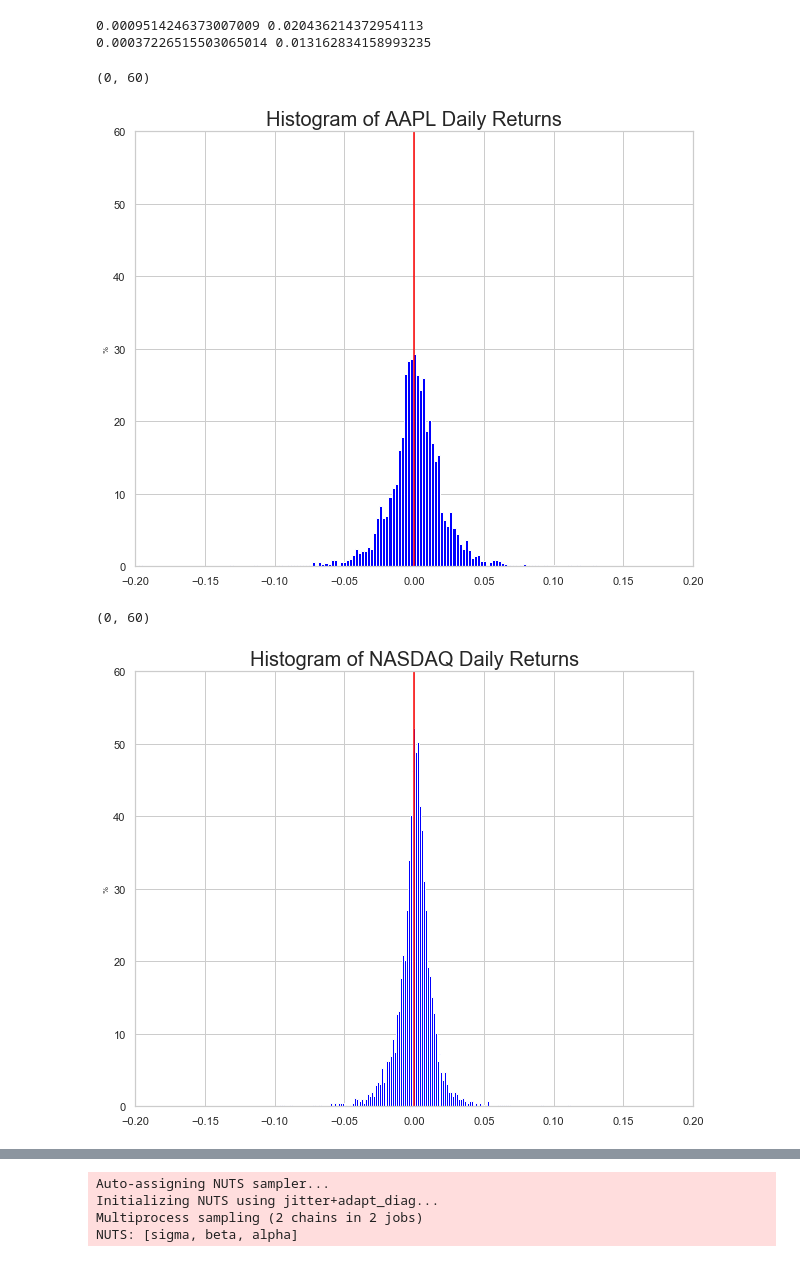
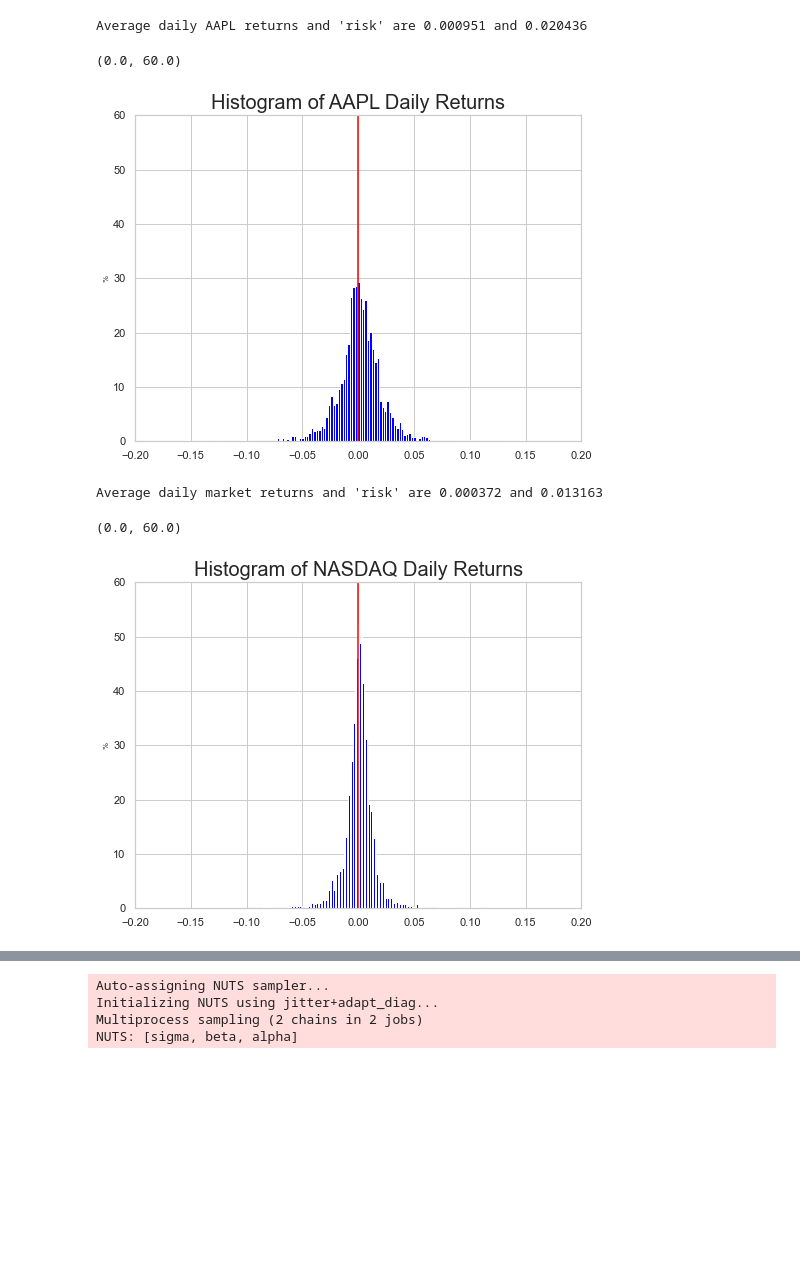
Before and after one commit to thsavage/Financial-Modeling, a Jupyter notebook: financialModeling.ipynb, the cells around one changed output, grey strips where cells are left out. Saved outputs shown, nothing was run; the diff lists cells and outputs as text; code cells hidden in the pictures; blank space fills up the shorter version.

```diff
--- a/financialModeling.ipynb
+++ b/financialModeling.ipynb
@@ -64,6 +173,9 @@ Image(url, width=400, height=400)
 # %%
-start, end = dt.datetime(2006, 1, 1), dt.datetime(2017, 12, 31)
-aapl_all = web.DataReader('aapl', 'yahoo', start, end)
-nasdaq_all = web.DataReader('^ixic', 'yahoo', start, end)
+# Grab Apple and NASDAQ data.
+
+start, end = "2006-01-01", "2017-12-31"
+
+aapl_all = yf.download('AAPL', start=start, end=end)
+nasdaq_all = yf.download('^IXIC', start=start, end=end)
 aapl = aapl_all['Adj Close']
 nasdaq = nasdaq_all['Adj Close']
@@ -86,41 +199,38 @@ Text(0.5, 1.0, '2006 - 2017')
 # %%
-# Calculate log returns.
-# Display mean and volatility.
-# Note the differences: AAPL has on average higher daily returns and more volatility.
+# Calculate log returns, which is the standard finance measure for daily returns in finance.
 
-aapl_returns = ((np.log(aapl / aapl.shift(1))).dropna())
+aapl_returns = (np.log(aapl / aapl.shift(1))).dropna()
 nasdaq_returns = (np.log(nasdaq / nasdaq.shift(1))).dropna()
-
-print (aapl_returns.mean(), aapl_returns.std())
-print (nasdaq_returns.mean(), nasdaq_returns.std())
-# %% [output]
-0.0009514246373007009 0.020436214372954113
-0.00037226515503065014 0.013162834158993235
+# %%
+print("Average daily AAPL returns and 'risk' are %f and %f" % (aapl_returns.mean(), aapl_returns.std()))
+# %% [output]
+Average daily AAPL returns and 'risk' are 0.000951 and 0.020436
 # %%
-# Display histogram of AAPL returns.
-# Do they look normally distributed?
-
-plt.figure(figsize=(10, 8))
-plt.hist(aapl_returns, bins=150, normed=True, color='blue')
+plt.figure(figsize=(8, 6))
+plt.hist(aapl_returns, bins=150, density=True, color='blue')
 plt.title('Histogram of AAPL Daily Returns', fontsize=20)
 plt.ylabel('%', fontsize=8)
 plt.axvline(0, color='red')
 plt.xlim(-0.2, 0.2)
 plt.ylim(0, 60)
 # %% [output]
-(0, 60)
+(0.0, 60.0)
-[figure, old version]
+[figure, new version]
+# %%
+print("Average daily market returns and 'risk' are %f and %f" % (nasdaq_returns.mean(), nasdaq_returns.std()))
+# %% [output]
+Average daily market returns and 'risk' are 0.000372 and 0.013163
 # %%
-plt.figure(figsize=(10, 8))
-plt.hist(nasdaq_returns, bins=150, normed=True, color='blue')
+plt.figure(figsize=(8, 6))
+plt.hist(nasdaq_returns, bins=150, density=True, color='blue')
 plt.title('Histogram of NASDAQ Daily Returns', fontsize=20)
 plt.ylabel('%', fontsize=8)
 plt.axvline(0, color='red')
 plt.xlim(-0.2, 0.2)
 plt.ylim(0, 60)
 # %% [output]
-(0, 60)
+(0.0, 60.0)
-[figure, old version]
+[figure, new version]
 # %%
 aapl_returns = pd.DataFrame(aapl_returns)
 nasdaq_returns = pd.DataFrame(nasdaq_returns)
```
Also changed, not shown: parts of 63 cells of this notebook.
